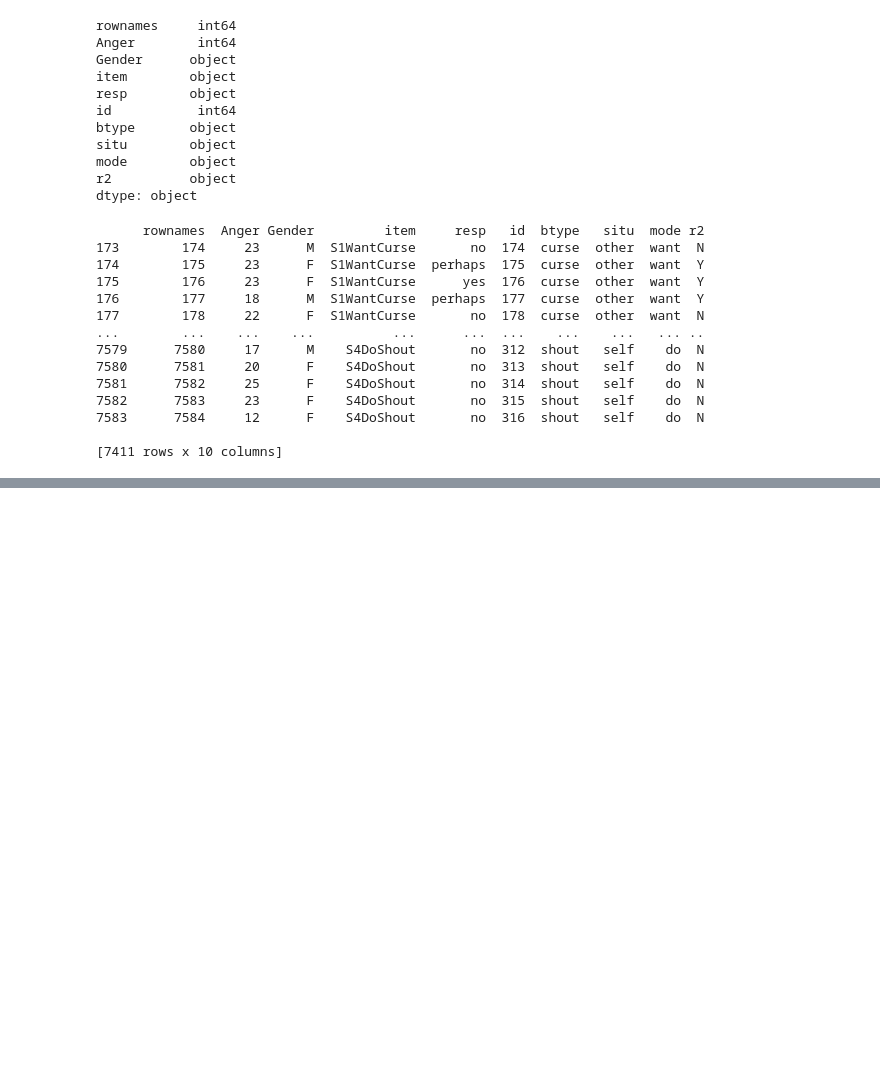
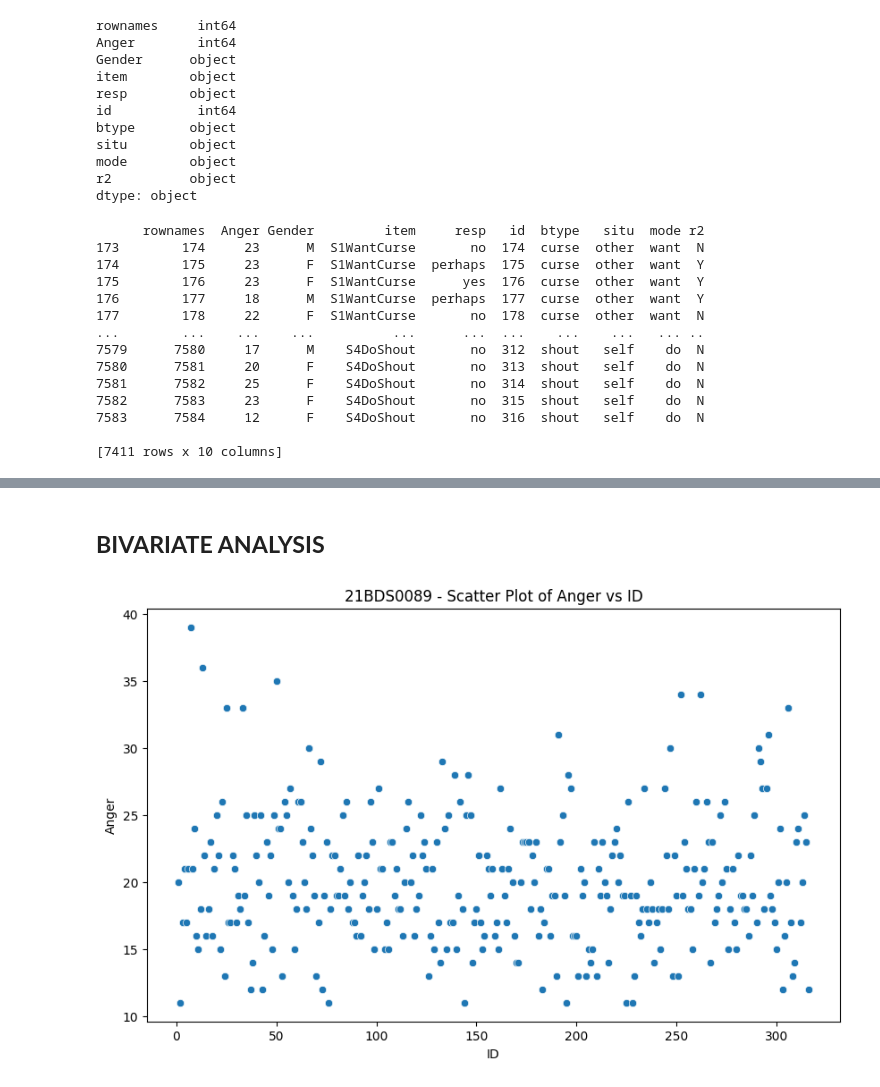
Before and after one commit to lakshayae162/EDA, a Jupyter notebook: Statistical_analysis.ipynb, the cells around one changed output, grey strips where cells are left out. Drawn from its saved outputs; the diff is of its cells as text; code cells hidden in the pictures; blank space fills up the shorter version.

```diff
--- a/Statistical_analysis.ipynb
+++ b/Statistical_analysis.ipynb
@@ -108,0 +171,12 @@ print(outliers)
+# %% [markdown]
+## **BIVARIATE ANALYSIS**
+# %%
+# Scatter plot - 'Anger' vs 'id'
+plt.figure(figsize=(10, 6))
+sns.scatterplot(x=data['id'], y=data['Anger'])
+plt.title('21BDS0089 - Scatter Plot of Anger vs ID')
+plt.xlabel('ID')
+plt.ylabel('Anger')
+plt.show()
+# %% [output]
+[figure, added]
```
Also changed, not shown: parts of 14 cells of this notebook.
